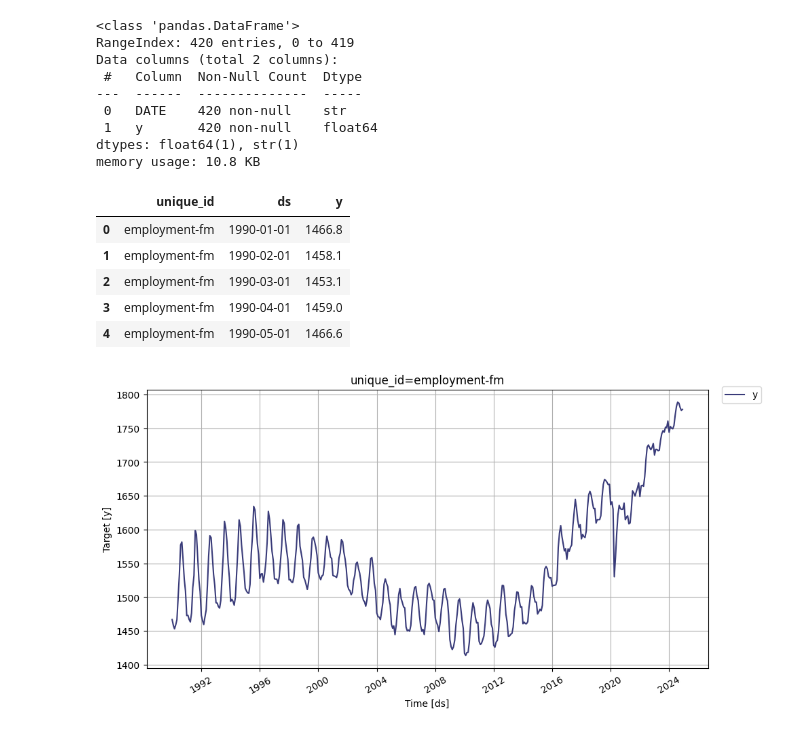
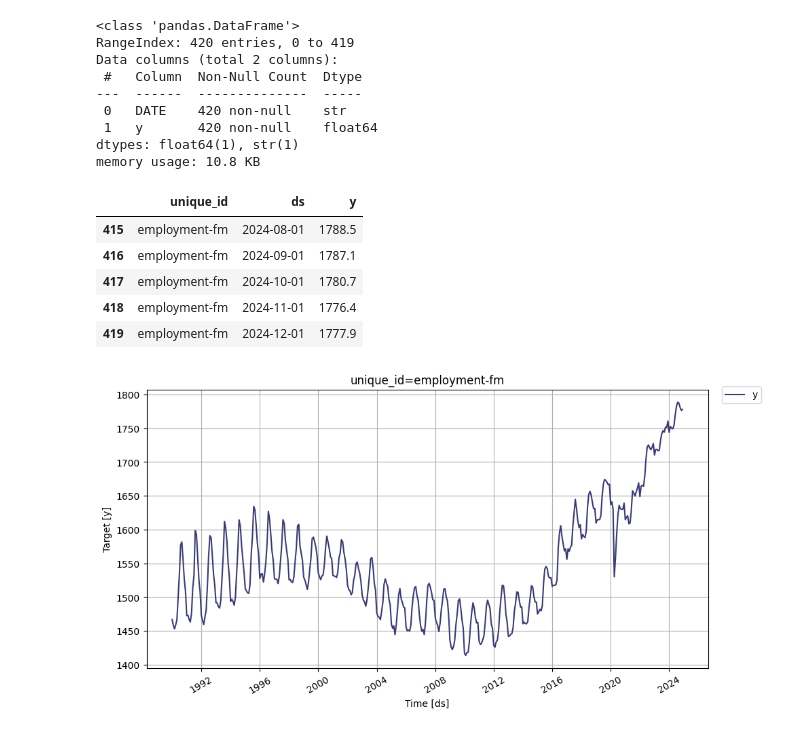
Before and after one commit to Nye1nChanSoe/time-series-analysis, a Jupyter notebook: food-manufacturing/classwork.ipynb, the cells around one changed output. Drawn from its saved outputs; the diff is of its cells as text; code cells hidden in the pictures.

```diff
--- a/food-manufacturing/classwork.ipynb
+++ b/food-manufacturing/classwork.ipynb
@@ -41,14 +44,14 @@ Data columns (total 2 columns):
 dtypes: float64(1), str(1)
 memory usage: 10.8 KB
 # %%
-df.head()
+df.tail()
 # %% [output]
 |  | unique_id | ds | y |
-| 0 | employment-fm | 1990-01-01 | 1466.8 |
-| 1 | employment-fm | 1990-02-01 | 1458.1 |
-| 2 | employment-fm | 1990-03-01 | 1453.1 |
-| 3 | employment-fm | 1990-04-01 | 1459.0 |
-| 4 | employment-fm | 1990-05-01 | 1466.6 |
+| 415 | employment-fm | 2024-08-01 | 1788.5 |
+| 416 | employment-fm | 2024-09-01 | 1787.1 |
+| 417 | employment-fm | 2024-10-01 | 1780.7 |
+| 418 | employment-fm | 2024-11-01 | 1776.4 |
+| 419 | employment-fm | 2024-12-01 | 1777.9 |
 # %%
 f = StatsForecast.plot(df)
 f.set_figwidth(9)
```
Also changed, not shown: parts of 44 cells of this notebook, 1 other file.
